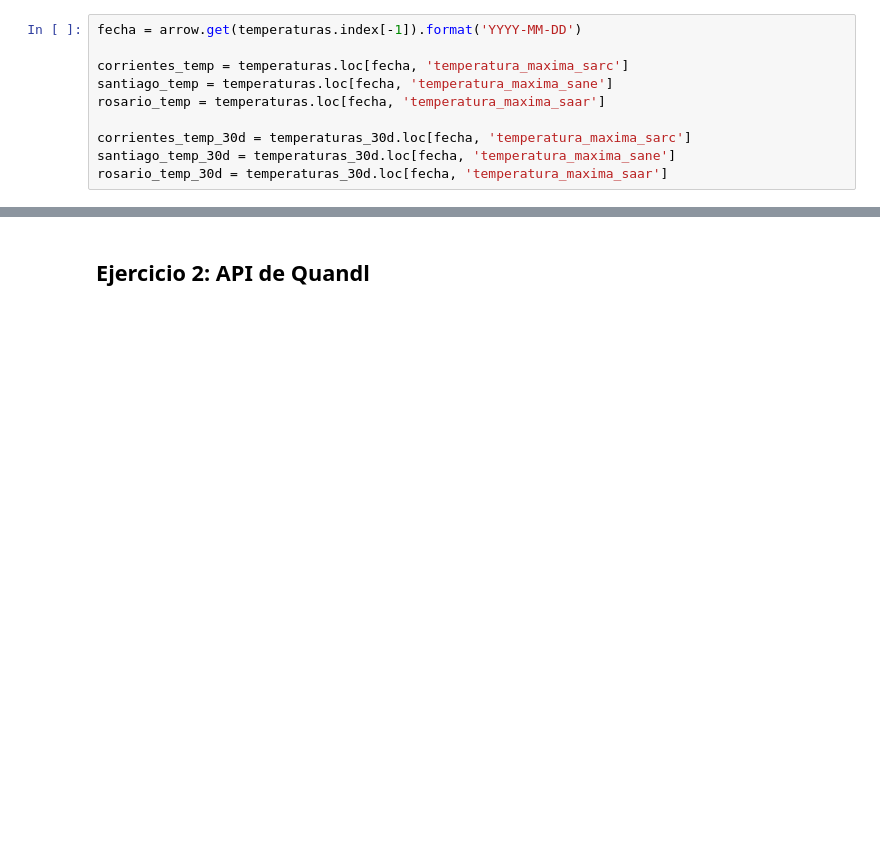
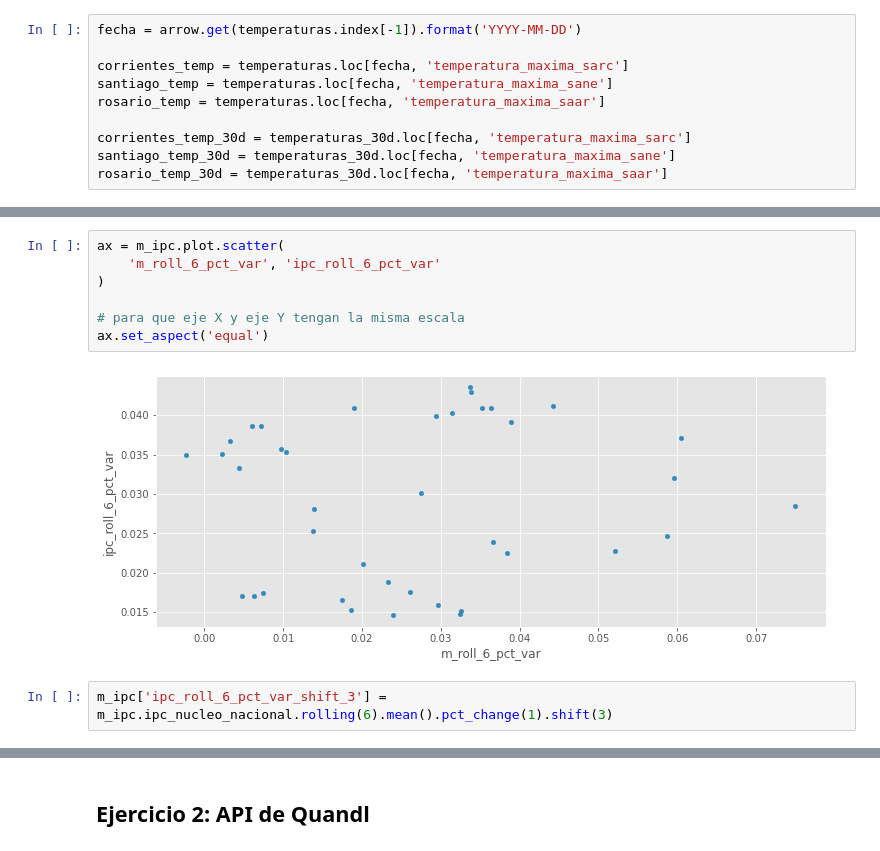
Before and after one commit to institutohumai/cursos-python, a Jupyter notebook: APIs/2_APIs_Series_Tiempo/clase-2-ejercicios-resueltos.ipynb, the cells around one changed output, grey strips where cells are left out. Cells and saved outputs as stored; diff of their text form; blank space fills up the shorter version.

```diff
--- a/APIs/2_APIs_Series_Tiempo/clase-2-ejercicios-resueltos.ipynb
+++ b/APIs/2_APIs_Series_Tiempo/clase-2-ejercicios-resueltos.ipynb
@@ -165,0 +237,11 @@ Rosario: 34.0 (promedio 30d: 31.0)
+# %%
+ax = m_ipc.plot.scatter(
+    'm_roll_6_pct_var', 'ipc_roll_6_pct_var'
+)
+
+# para que eje X y eje Y tengan la misma escala
+ax.set_aspect('equal')
+# %% [output]
+[figure, added]
+# %%
+m_ipc['ipc_roll_6_pct_var_shift_3'] = m_ipc.ipc_nucleo_nacional.rolling(6).mean().pct_change(1).shift(3)
```
Also changed, not shown: parts of 33 cells of this notebook, 1 other file.
